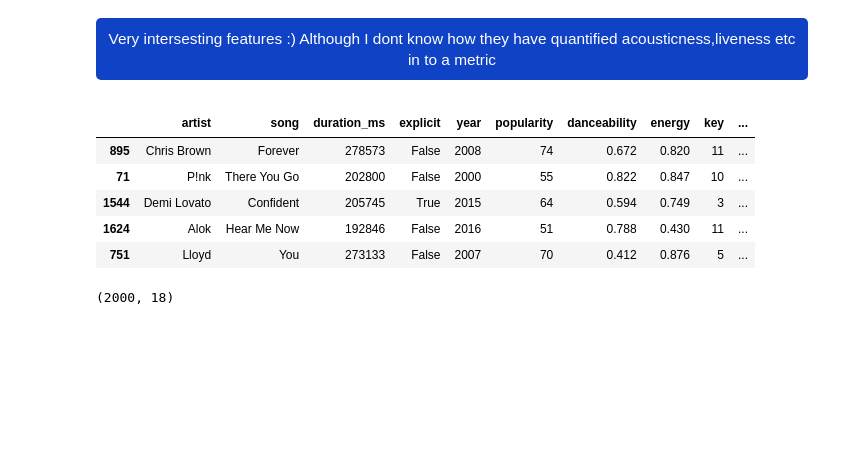
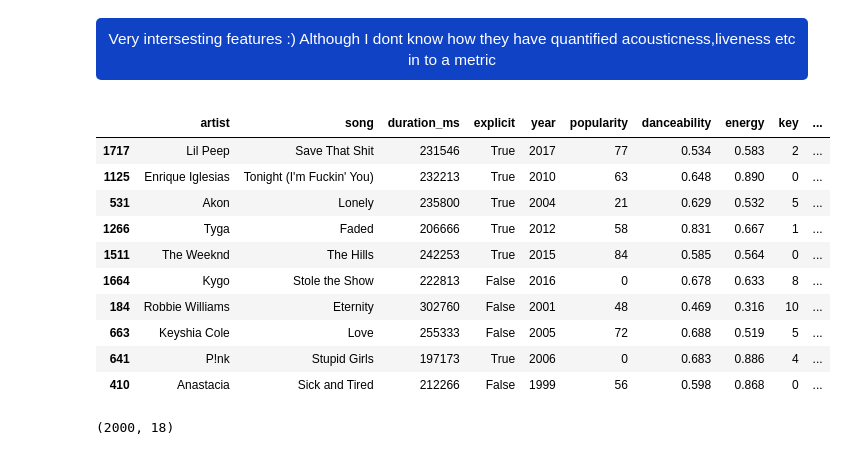
Before and after one commit to renganathan82/Kaggle, a Jupyter notebook: spotify-song-popularity-prediction-ml-models.ipynb, the cells around one changed output. Cells and saved outputs as stored; diff of their text form; code cells hidden in the pictures; blank space fills up the shorter version.

```diff
--- a/spotify-song-popularity-prediction-ml-models.ipynb
+++ b/spotify-song-popularity-prediction-ml-models.ipynb
@@ -139,14 +140,19 @@ Very intersesting features :) Although I dont know how they have quantified acou
 </p>
 </div>
 # %%
-data1.sample(5)
+data1.sample(10)
 # %% [output]
 |  | artist | song | duration_ms | explicit | year | popularity | danceability | energy | key | ... |
-| 895 | Chris Brown | Forever | 278573 | False | 2008 | 74 | 0.672 | 0.820 | 11 | ... |
-| 71 | P!nk | There You Go | 202800 | False | 2000 | 55 | 0.822 | 0.847 | 10 | ... |
-| 1544 | Demi Lovato | Confident | 205745 | True | 2015 | 64 | 0.594 | 0.749 | 3 | ... |
-| 1624 | Alok | Hear Me Now | 192846 | False | 2016 | 51 | 0.788 | 0.430 | 11 | ... |
-| 751 | Lloyd | You | 273133 | False | 2007 | 70 | 0.412 | 0.876 | 5 | ... |
+| 1717 | Lil Peep | Save That Shit | 231546 | True | 2017 | 77 | 0.534 | 0.583 | 2 | ... |
+| 1125 | Enrique Iglesias | Tonight (I'm Fuckin' You) | 232213 | True | 2010 | 63 | 0.648 | 0.890 | 0 | ... |
+| 531 | Akon | Lonely | 235800 | True | 2004 | 21 | 0.629 | 0.532 | 5 | ... |
+| 1266 | Tyga | Faded | 206666 | True | 2012 | 58 | 0.831 | 0.667 | 1 | ... |
+| 1511 | The Weeknd | The Hills | 242253 | True | 2015 | 84 | 0.585 | 0.564 | 0 | ... |
+| 1664 | Kygo | Stole the Show | 222813 | False | 2016 | 0 | 0.678 | 0.633 | 8 | ... |
+| 184 | Robbie Williams | Eternity | 302760 | False | 2001 | 48 | 0.469 | 0.316 | 10 | ... |
+| 663 | Keyshia Cole | Love | 255333 | False | 2005 | 72 | 0.688 | 0.519 | 5 | ... |
+| 641 | P!nk | Stupid Girls | 197173 | True | 2006 | 0 | 0.683 | 0.886 | 4 | ... |
+| 410 | Anastacia | Sick and Tired | 212266 | False | 1999 | 56 | 0.598 | 0.868 | 0 | ... |
 # %%
 data1.shape
 # %% [output]
```
Also changed, not shown: parts of 4 cells of this notebook.
